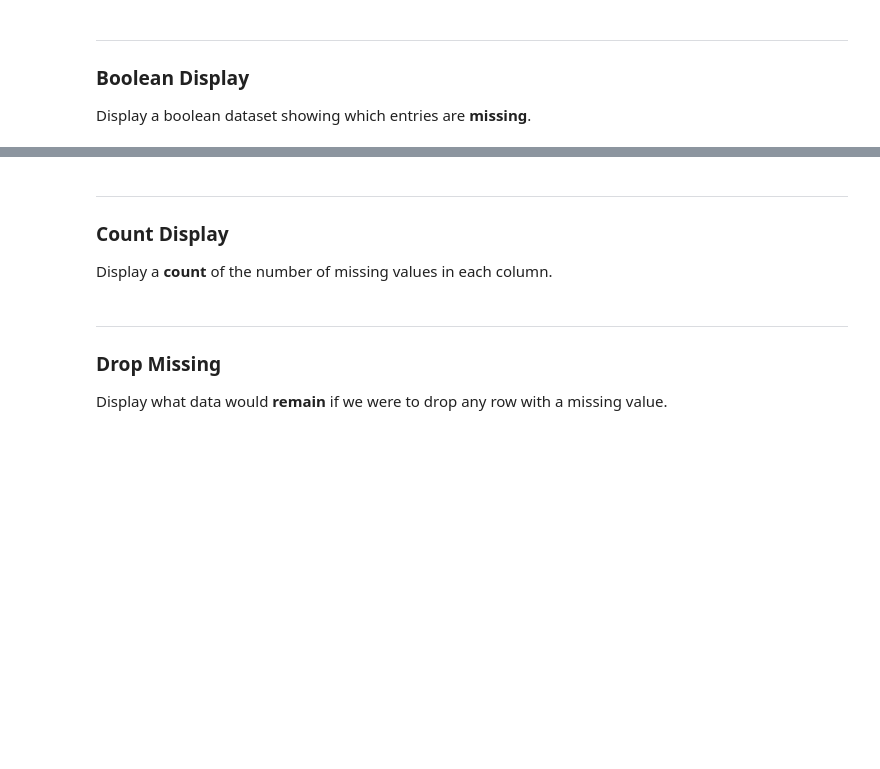
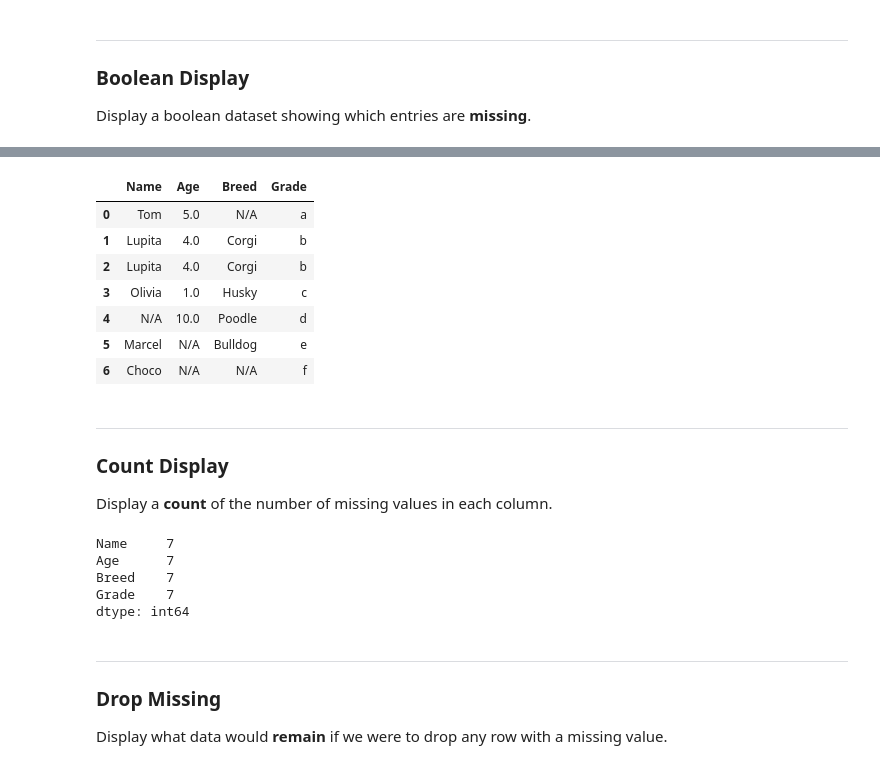
Before and after one commit to ahsan8pak-star/Data-Science-Project, a Jupyter notebook: university_courseworks/year2/semester1/cs2pp/week5/practical/jupyter/P05_CS2PP_Data_Exploration_Pandas_NumPy.ipynb, the cells around one changed output, grey strips where cells are left out. Saved outputs shown, nothing was run; the diff lists cells and outputs as text; code cells hidden in the pictures; blank space fills up the shorter version.

```diff
--- a/university_courseworks/year2/semester1/cs2pp/week5/practical/jupyter/P05_CS2PP_Data_Exploration_Pandas_NumPy.ipynb
+++ b/university_courseworks/year2/semester1/cs2pp/week5/practical/jupyter/P05_CS2PP_Data_Exploration_Pandas_NumPy.ipynb
@@ -85,9 +151,29 @@ Display a boolean dataset showing which entries are **missing**.
+# %%
+fill = dogs.fillna("N/A")
+fill
+# %% [output]
+|  | Name | Age | Breed | Grade |
+| 0 | Tom | 5.0 | N/A | a |
+| 1 | Lupita | 4.0 | Corgi | b |
+| 2 | Lupita | 4.0 | Corgi | b |
+| 3 | Olivia | 1.0 | Husky | c |
+| 4 | N/A | 10.0 | Poodle | d |
+| 5 | Marcel | N/A | Bulldog | e |
+| 6 | Choco | N/A | N/A | f |
 # %% [markdown]
 ---
 
 ### Count Display
 
 Display a **count** of the number of missing values in each column.
+# %%
+is_null.count()
+# %% [output]
+Name     7
+Age      7
+Breed    7
+Grade    7
+dtype: int64
 # %% [markdown]
 ---
 
```
Also changed, not shown: parts of 12 cells of this notebook.
